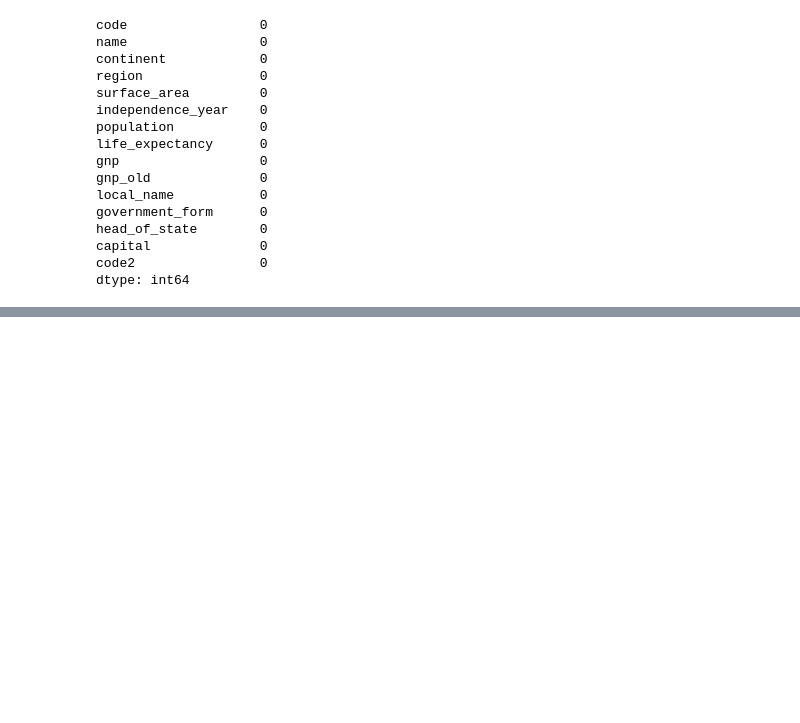
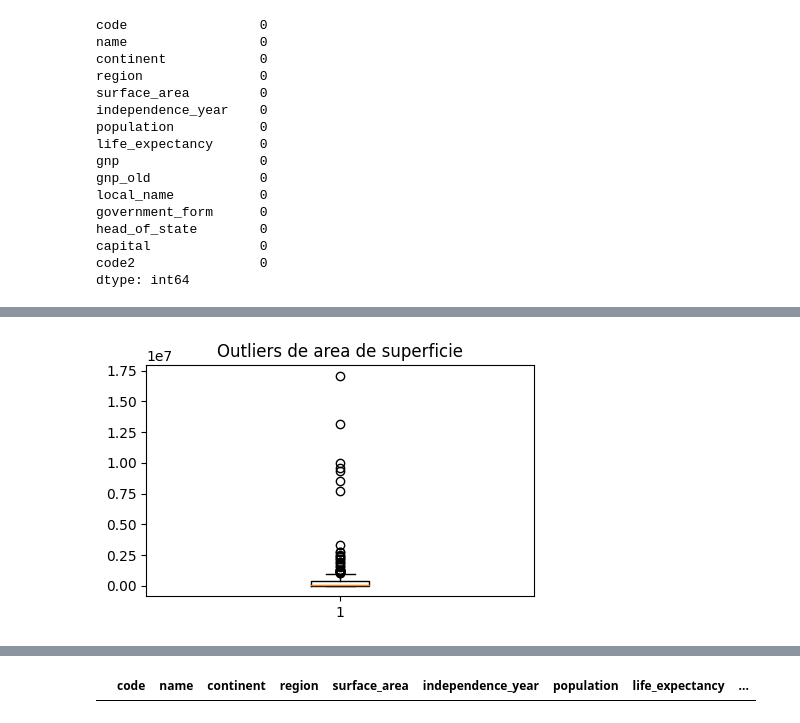
Before and after one commit to BetoRdz01/Reto-Final, a Jupyter notebook: RetoFinal.ipynb, the cells around one changed output, grey strips where cells are left out. Drawn from its saved outputs; the diff is of its cells as text; code cells hidden in the pictures; blank space fills up the shorter version.

```diff
--- a/RetoFinal.ipynb
+++ b/RetoFinal.ipynb
@@ -98,3 +158,11 @@ outliers1
+# %%
+#Realizamos diagrama de caja o bigote
+fig = plt.figure(figsize =(5, 3))
+plt.boxplot(data["surface_area"])
+plt.title("Outliers de area de superficie")
+plt.show() #dibujamos el diagrama
+# %% [output]
+[figure, added]
 # %%
 #Identificamos outliers
 y=data["life_expectancy"]
@@ -116,3 +184,13 @@ outliers2
 | 219 | uGA | uganda | Africa | Eastern Africa | 241038.0 | 1962.0 | 21778000 | 42.9 | ... |
 | 237 | ZMB | Zambia | Africa | Eastern Africa | 752618.0 | 1964.0 | 9169000 | 37.2 | ... |
 | 238 | ZWE | Zimbabwe | Africa | Eastern Africa | 390757.0 | 1980.0 | 11669000 | 37.8 | ... |
+# %%
+#Método aplicando Cuartiles. Encuentro cuartiles 0.25 y 0.75
+y=data["life_expectancy"]
+
+Limite_Superior_iqr2= percentile75 + 1.3*iqr
+Limite_Inferior_iqr2= percentile25 - 1.3*iqr
+outliers_iqr2= data[(y>Limite_Superior_iqr2)|(y<Limite_Inferior_iqr2)]
+outliers_iqr2
+# %% [output]
+|  | code | name | continent | region | surface_area | independence_year | population | life_expectancy | ... |
```
Also changed, not shown: parts of 8 cells of this notebook.
